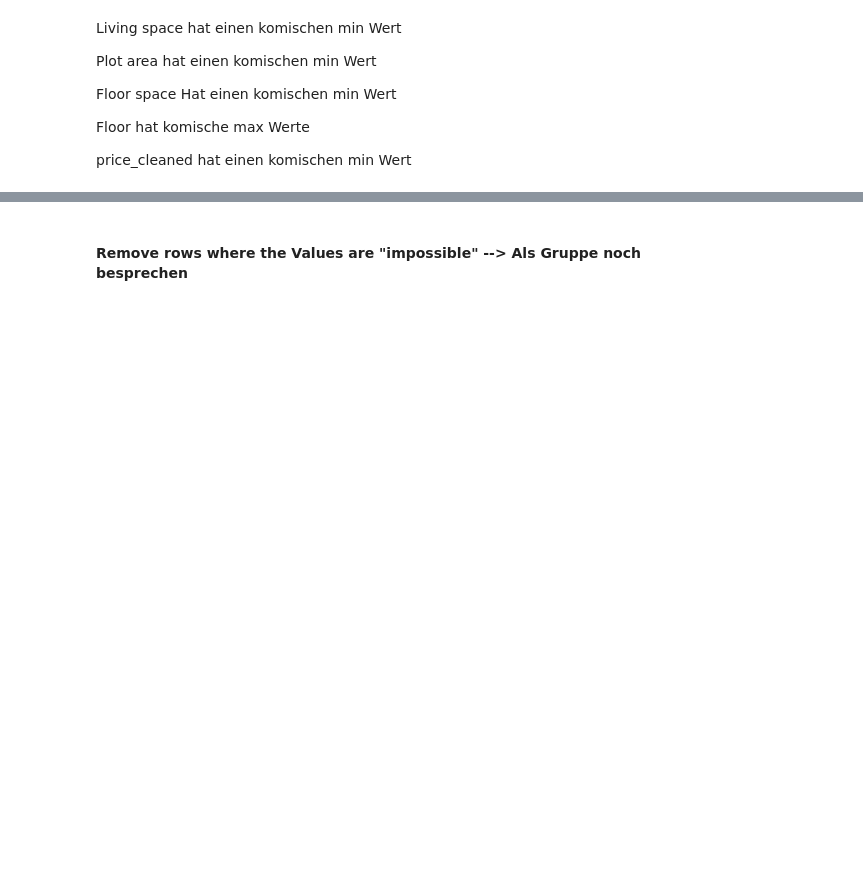
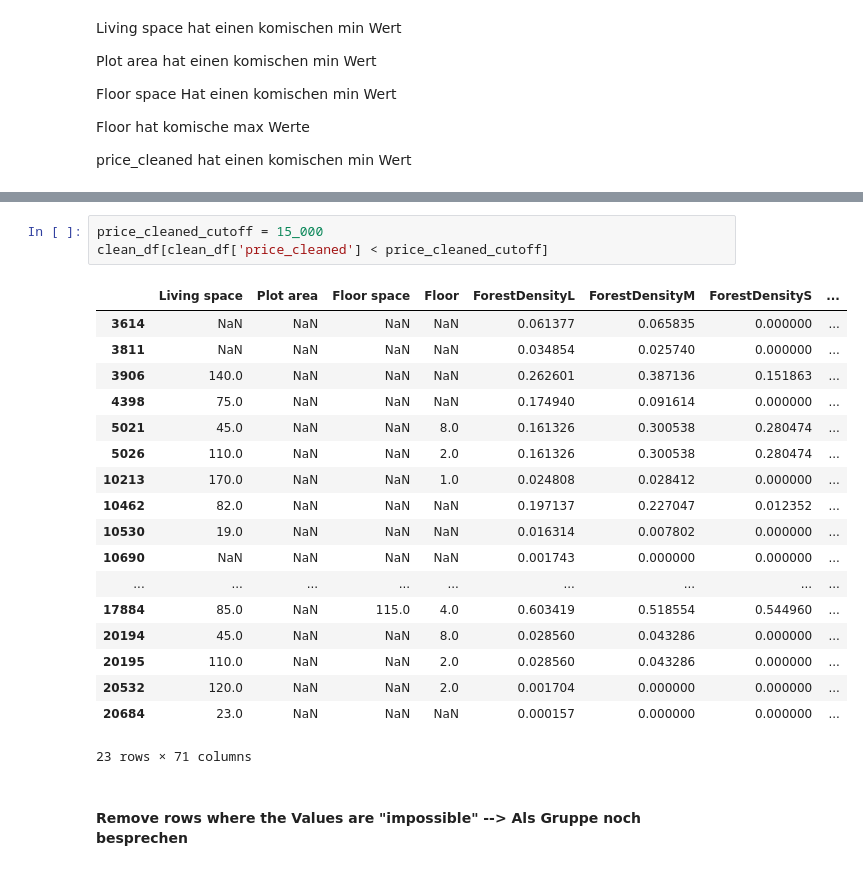
Before and after one commit to marvinvr/fhnw-cml1, a Jupyter notebook: 01_data_wrangling.ipynb, the cells around one changed output, grey strips where cells are left out. Saved outputs shown, nothing was run; the diff lists cells and outputs as text; blank space fills up the shorter version.

```diff
--- a/01_data_wrangling.ipynb
+++ b/01_data_wrangling.ipynb
@@ -425,3 +371,25 @@ clean_df[clean_df['price_cleaned'] < 20_000]
+# %%
+price_cleaned_cutoff = 15_000
+clean_df[clean_df['price_cleaned'] < price_cleaned_cutoff]
+# %% [output]
+|  | Living space | Plot area | Floor space | Floor | ForestDensityL | ForestDensityM | ForestDensityS | ... |
+| 3614 | NaN | NaN | NaN | NaN | 0.061377 | 0.065835 | 0.000000 | ... |
+| 3811 | NaN | NaN | NaN | NaN | 0.034854 | 0.025740 | 0.000000 | ... |
+| 3906 | 140.0 | NaN | NaN | NaN | 0.262601 | 0.387136 | 0.151863 | ... |
+| 4398 | 75.0 | NaN | NaN | NaN | 0.174940 | 0.091614 | 0.000000 | ... |
+| 5021 | 45.0 | NaN | NaN | 8.0 | 0.161326 | 0.300538 | 0.280474 | ... |
+| 5026 | 110.0 | NaN | NaN | 2.0 | 0.161326 | 0.300538 | 0.280474 | ... |
+| 10213 | 170.0 | NaN | NaN | 1.0 | 0.024808 | 0.028412 | 0.000000 | ... |
+| 10462 | 82.0 | NaN | NaN | NaN | 0.197137 | 0.227047 | 0.012352 | ... |
+| 10530 | 19.0 | NaN | NaN | NaN | 0.016314 | 0.007802 | 0.000000 | ... |
+| 10690 | NaN | NaN | NaN | NaN | 0.001743 | 0.000000 | 0.000000 | ... |
+| ... | ... | ... | ... | ... | ... | ... | ... | ... |
+| 17884 | 85.0 | NaN | 115.0 | 4.0 | 0.603419 | 0.518554 | 0.544960 | ... |
+| 20194 | 45.0 | NaN | NaN | 8.0 | 0.028560 | 0.043286 | 0.000000 | ... |
+| 20195 | 110.0 | NaN | NaN | 2.0 | 0.028560 | 0.043286 | 0.000000 | ... |
+| 20532 | 120.0 | NaN | NaN | 2.0 | 0.001704 | 0.000000 | 0.000000 | ... |
+| 20684 | 23.0 | NaN | NaN | NaN | 0.000157 | 0.000000 | 0.000000 | ... |
+23 rows × 71 columns
 # %% [markdown]
 #### Remove rows where the Values are "impossible"  --> Als Gruppe noch besprechen
 # %%
```
Also changed, not shown: parts of 11 cells of this notebook, 1 other file.
